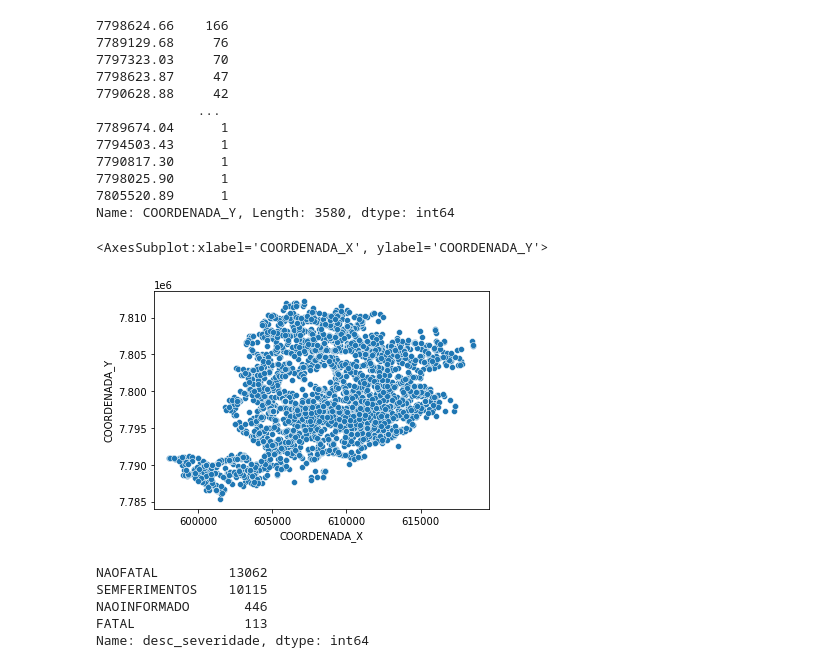
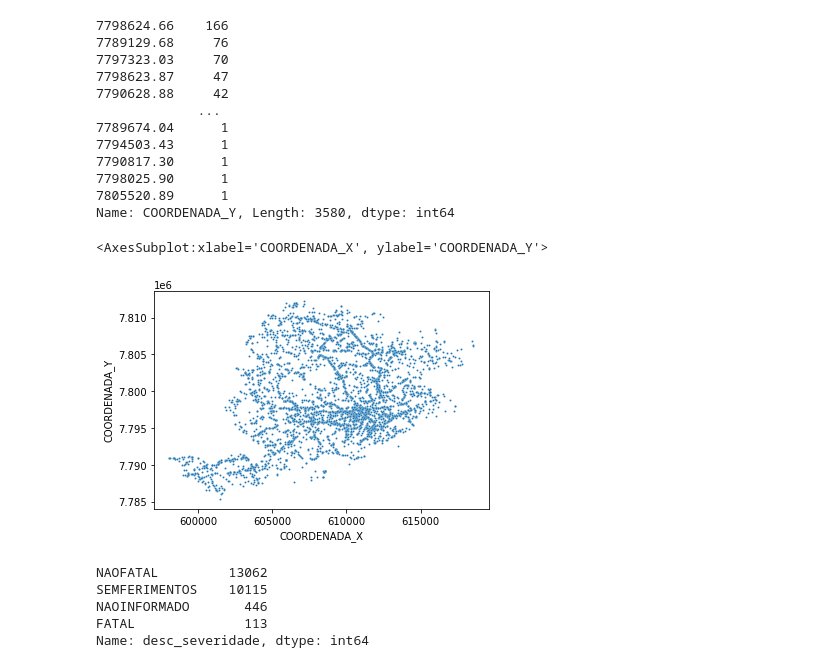
Before and after one commit to yasserbt1/cluster-acidentes-transito-bh, a Jupyter notebook: clusteracidentes.ipynb, the cells around one changed output. Cells and saved outputs as stored; diff of their text form; code cells hidden in the pictures.

```diff
--- a/clusteracidentes.ipynb
+++ b/clusteracidentes.ipynb
@@ -466,0 +487,3 @@ df1 = df1.drop(columns=['index'])
+# %%
+classehora = pd.cut(df1['HORA'].to_numpy(), bins=bins, labels=labels)
+classehora2 = pd.cut(df1['HORA'].to_numpy(), bins=bins)
@@ -467,2 +496,2 @@ df1 = df1.drop(columns=['index'])
 # %%
-#classehora = pd.DataFrame(classehora)
+classehora = pd.DataFrame(classehora)
@@ -472,0 +514,3 @@ df1 = df1.drop(columns=['index'])
+# %%
+classehora.columns=['HORA']
+classehora2.columns=['HORA']
@@ -472,0 +533,2 @@ df1 = df1.drop(columns=['index'])
+# %%
+df1['HORA'] = classehora['HORA']
@@ -564,10 +642,10 @@ import matplotlib.pyplot as plt
 # %%
 import seaborn as sns
 # %%
-sns.scatterplot(data=df1, x="COORDENADA_X", y="COORDENADA_Y")
+sns.scatterplot(data=df1, x="COORDENADA_X", y="COORDENADA_Y", s=4)
 # %% [output]
 <AxesSubplot:xlabel='COORDENADA_X', ylabel='COORDENADA_Y'>
-[figure, old version]
+[figure, new version]
 # %%
 df2.desc_severidade.value_counts()
 # %% [output]
```
Also changed, not shown: parts of 107 cells of this notebook, 8 other files.
